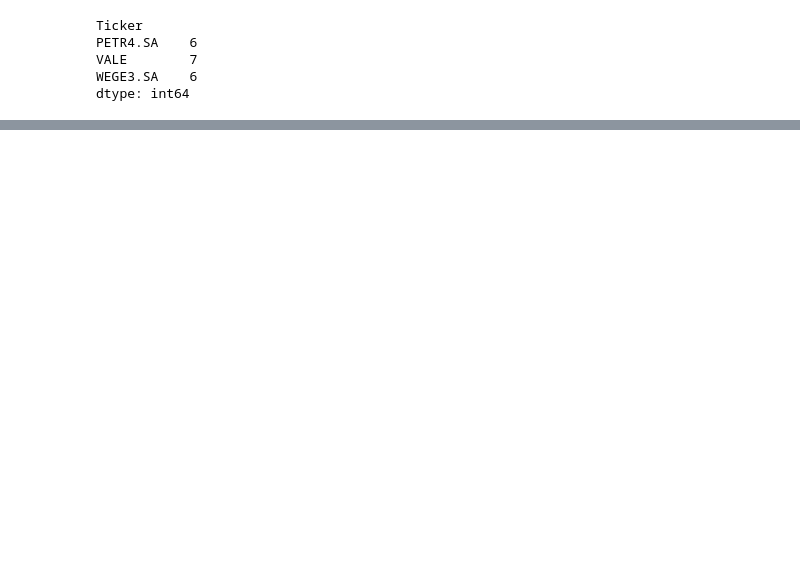
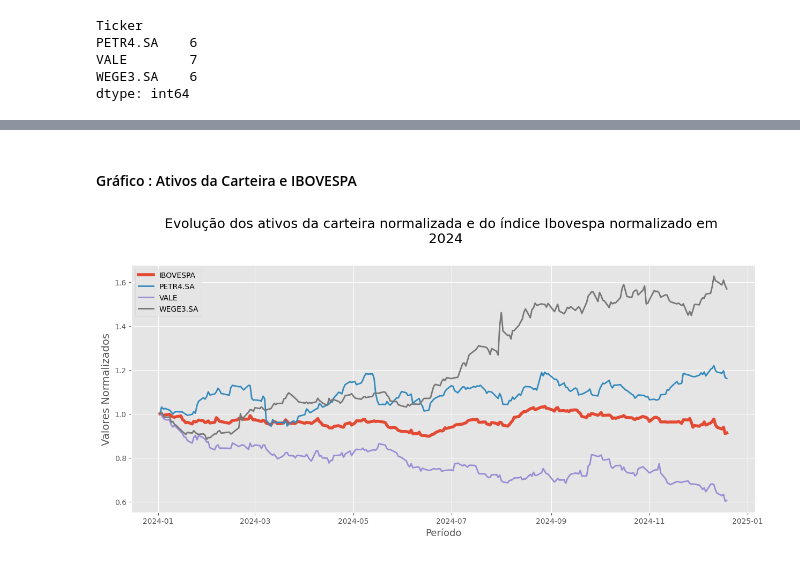
Before and after one commit to edubrumgithub/Analise-Indicadores-Financeiros-Economicos, a Jupyter notebook: main.ipynb, the cells around one changed output, grey strips where cells are left out. Cells and saved outputs as stored; diff of their text form; code cells hidden in the pictures; blank space fills up the shorter version.

```diff
--- a/main.ipynb
+++ b/main.ipynb
@@ -177,0 +203,3 @@ plt.legend();
+# %%
+ibovespa_normalizado = ibovespa / ibovespa.iloc[0]
+ibovespa_normalizado.head()
@@ -177,0 +216,3 @@ plt.legend();
+# %%
+carteira_normalizada = carteira / carteira.iloc[0]
+carteira_normalizada.head()
@@ -177,0 +227,14 @@ plt.legend();
+# %% [markdown]
+#### Gráfico : Ativos da Carteira e IBOVESPA
+# %%
+plt.figure(figsize=(15,6))
+plt.title('Evolução dos ativos da carteira normalizada e do índice Ibovespa normalizado em \n 2024', fontsize=18, pad=30)
+plt.plot(ibovespa_normalizado.index, ibovespa_normalizado['^BVSP'], linewidth=4, label= 'IBOVESPA')
+plt.plot(carteira_normalizada.index, carteira_normalizada['PETR4.SA'], linewidth=2, label= 'PETR4.SA')
+plt.plot(carteira_normalizada.index, carteira_normalizada['VALE'], linewidth=2, label= 'VALE')
+plt.plot(carteira_normalizada.index, carteira_normalizada['WEGE3.SA'], linewidth=2, label= 'WEGE3.SA')
+plt.xlabel('Período', fontsize=13)
+plt.ylabel('Valores Normalizados', fontsize=14)
+plt.legend();
+# %% [output]
+[figure, added]
```
Also changed, not shown: parts of 41 cells of this notebook.
